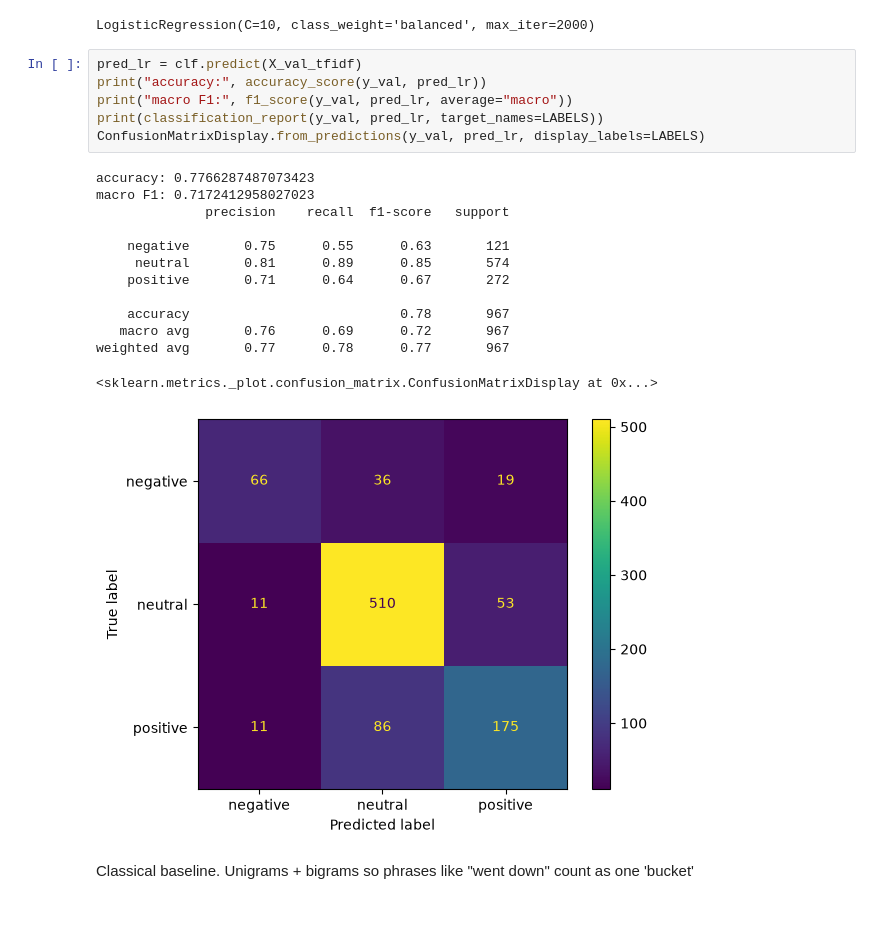
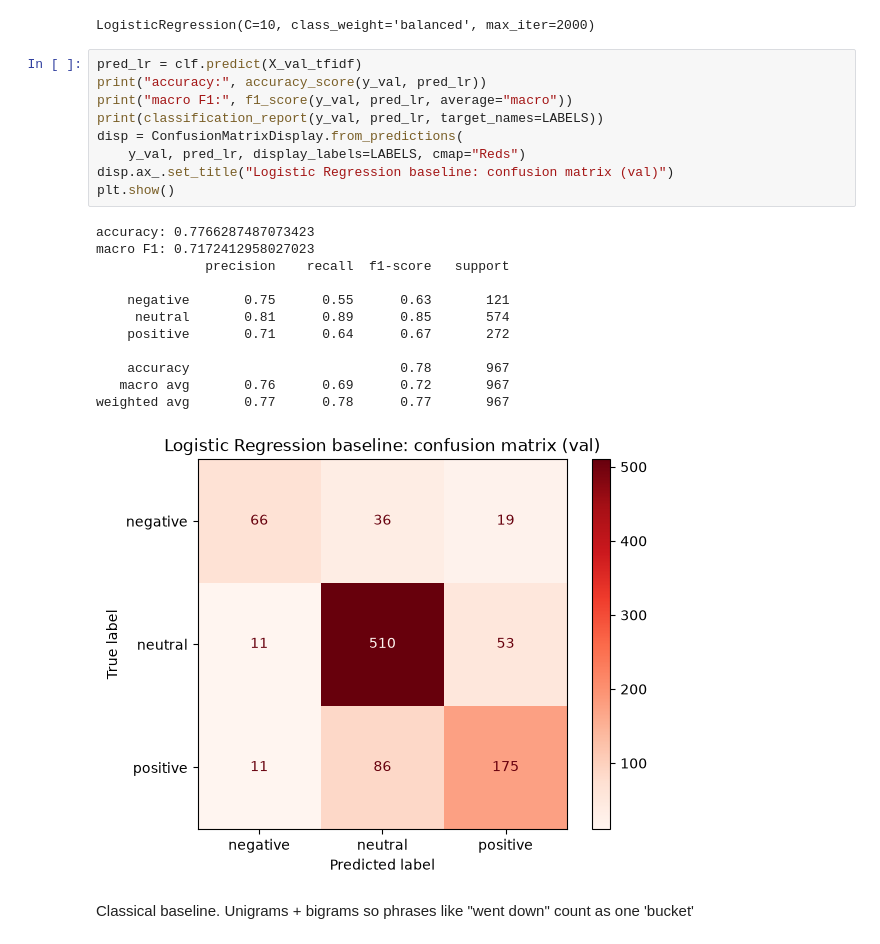
Before and after one commit to sinuhajii02/nlp-financial-phrasebank, a Jupyter notebook: notebook/01_baseline.ipynb, the cells around one changed output. Drawn from its saved outputs; the diff is of its cells as text; blank space fills up the shorter version.

Commit message:
add graph labels

```diff
--- a/notebook/01_baseline.ipynb
+++ b/notebook/01_baseline.ipynb
@@ -79,23 +81,25 @@ LogisticRegression(C=10, class_weight='balanced', max_iter=2000)
 # %%
 pred_lr = clf.predict(X_val_tfidf)
 print("accuracy:", accuracy_score(y_val, pred_lr))
 print("macro F1:", f1_score(y_val, pred_lr, average="macro"))
 print(classification_report(y_val, pred_lr, target_names=LABELS))
-ConfusionMatrixDisplay.from_predictions(y_val, pred_lr, display_labels=LABELS)
+disp = ConfusionMatrixDisplay.from_predictions(
+    y_val, pred_lr, display_labels=LABELS, cmap="Reds")
+disp.ax_.set_title("Logistic Regression baseline: confusion matrix (val)")
+plt.show()
 # %% [output]
 accuracy: 0.7766287487073423
 macro F1: 0.7172412958027023
               precision    recall  f1-score   support
 
     negative       0.75      0.55      0.63       121
      neutral       0.81      0.89      0.85       574
     positive       0.71      0.64      0.67       272
 
     accuracy                           0.78       967
    macro avg       0.76      0.69      0.72       967
 weighted avg       0.77      0.78      0.77       967
-<sklearn.metrics._plot.confusion_matrix.ConfusionMatrixDisplay at 0x...>
-[figure, old version]
+[figure, new version]
 # %% [markdown]
 Classical baseline. Unigrams + bigrams so phrases like "went down" count as one 'bucket'
 # %% [markdown]
```
Also changed, not shown: parts of 4 cells of this notebook, 1 other file.
